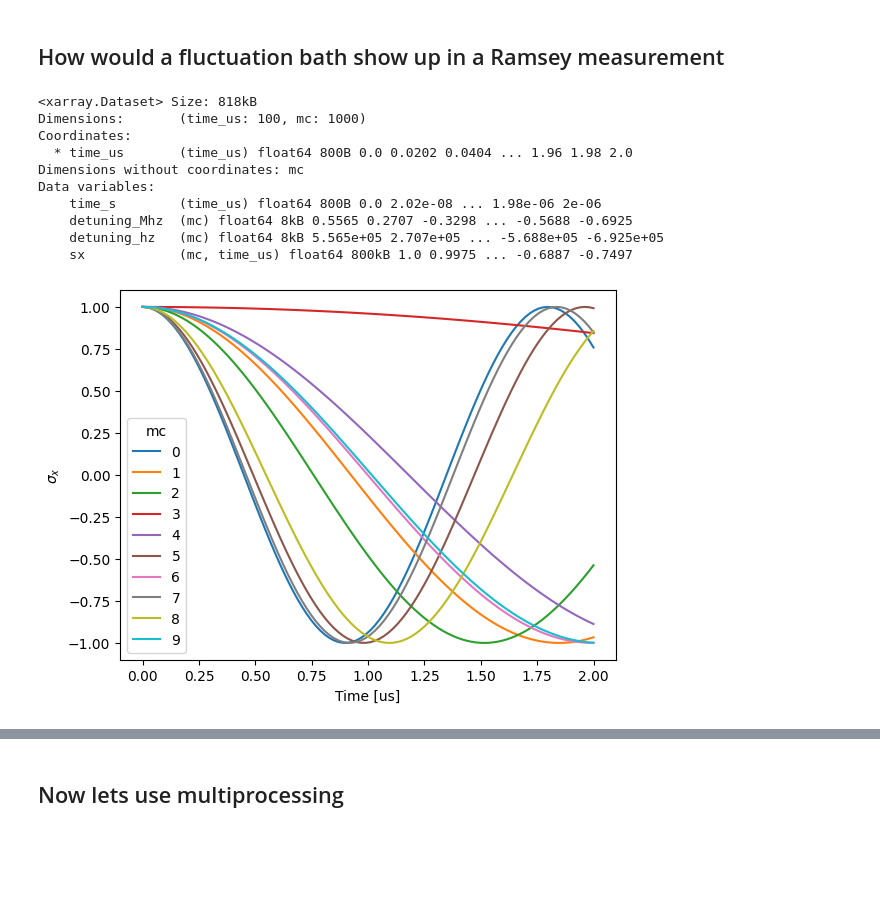
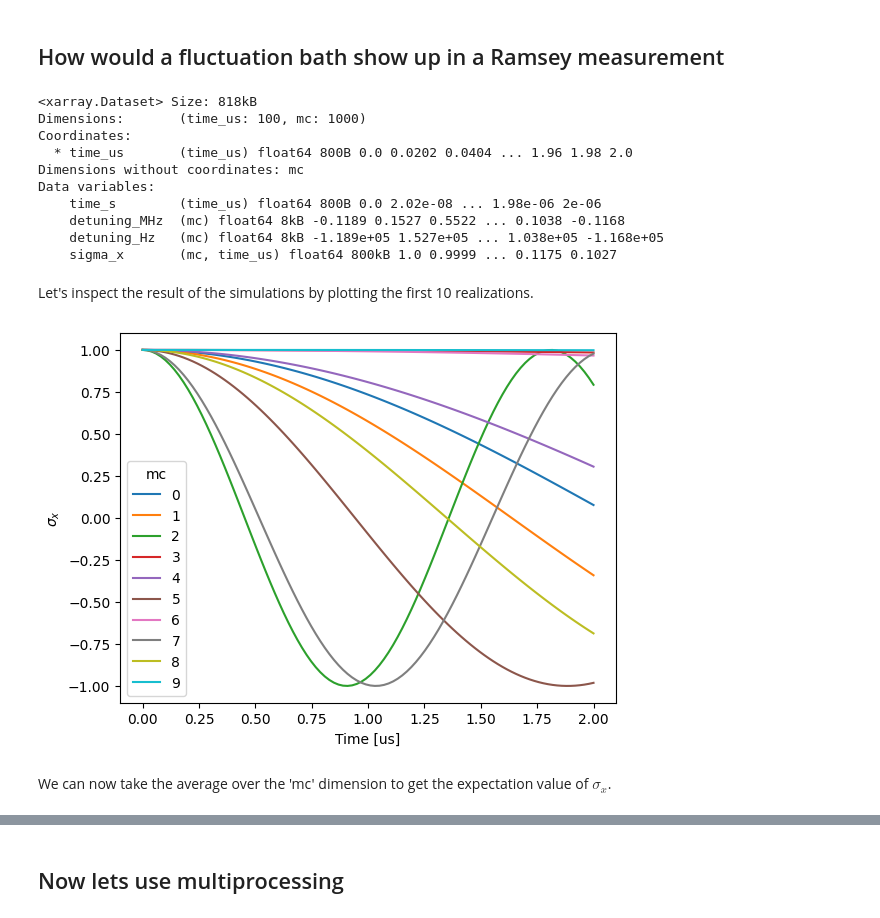
Before and after one commit to hbeukers/simulation-tutorial, a Jupyter notebook: notebooks/4_multiprocessing.ipynb, the cells around one changed output, grey strips where cells are left out. Drawn from its saved outputs; the diff is of its cells as text; code cells hidden in the pictures; blank space fills up the shorter version.

```diff
--- a/notebooks/4_multiprocessing.ipynb
+++ b/notebooks/4_multiprocessing.ipynb
@@ -33,20 +50,20 @@ Text(0, 0.5, 'sx')
 ds = xr.Dataset()
 ds["time_us"] = np.linspace(0, 2, 100)
 ds.time_us.attrs = {"long_name": "Time", "units": "us"}
-ds["time_s"] = ds.time_us * 1e-6
-ds["detuning_Mhz"] = 1
-ds.detuning_Mhz.attrs = {"long_name": "Detuning", "units": "MHz"}
-ds["detuning_hz"] = ds.detuning_Mhz * 1e6
-ds["sx"] = xrmod.apply_ufunc(
+ds["time_s"] = ds.time_us * US_TO_S
+ds["detuning_MHz"] = 1
+ds.detuning_MHz.attrs = {"long_name": "Detuning", "units": "MHz"}
+ds["detuning_Hz"] = ds.detuning_MHz * MHZ_TO_HZ
+ds["sigma_x"] = xr.apply_ufunc(
     ramsey,
     ds.time_s,
-    ds.detuning_hz,
+    ds.detuning_Hz,
     input_core_dims=[["time_us"], []],
     output_core_dims=[["time_us"]],
     vectorize=True,
     keep_attrs=True
 )
-ds.sx.attrs = {"long_name": r"$\sigma_x$"}
+ds.sigma_x.attrs = {"long_name": r"$\sigma_x$"}
 ds
 # %% [output]
 <xarray.Dataset> Size: 2kB
@@ -73,28 +85,31 @@ MHZ_TO_HZ = 1e6
+# %%
+GAUSSIAN_FWHM_TO_SIGMA = 1/ (2 * np.sqrt(2 * np.log(2))) # https://en.wikipedia.org/wiki/Full_width_at_half_maximum
 # %%
-number_of_mc_realizations = 1000
-mean_distribution_MHz = 0
-sigma_distribution_MHz = 0.5
+mc_size = 1000
+detuning_MHz_mean = 0
+detuning_MHz_FWHM = 0.5
+detuning_MHz_sigma = detuning_MHz_FWHM * GAUSSIAN_FWHM_TO_SIGMA
 ds = xr.Dataset()
 ds["time_us"] = np.linspace(0, 2, 100)
 ds.time_us.attrs = {"long_name": "Time", "units": "us"}
 ds["time_s"] = ds.time_us * US_TO_S
-ds["detuning_Mhz"] = xr.DataArray(np.random.normal(
-    mean_distribution_MHz,
-    sigma_distribution_MHz,
-    number_of_mc_realizations
+ds["detuning_MHz"] = xr.DataArray(np.random.normal(
+    detuning_MHz_mean,
+    detuning_MHz_sigma,
+    mc_size
     ), dims='mc')
-ds.detuning_Mhz.attrs = {"long_name": "Detuning", "units": "MHz"}
-ds["detuning_hz"] = ds.detuning_Mhz * MHZ_TO_HZ
-ds["sx"] = xrmod.apply_ufunc(
+ds.detuning_MHz.attrs = {"long_name": "Detuning", "units": "MHz"}
+ds["detuning_Hz"] = ds.detuning_MHz * MHZ_TO_HZ
+ds["sigma_x"] = xr.apply_ufunc(
     ramsey,
     ds.time_s,
-    ds.detuning_hz,
+    ds.detuning_Hz,
     input_core_dims=[["time_us"], []],
     output_core_dims=[["time_us"]],
     vectorize=True,
-    keep_attrs=True,
+    keep_attrs=True
 )
-ds.sx.attrs = {"long_name": r"$\sigma_x$"}
+ds.sigma_x.attrs = {"long_name": r"$\sigma_x$"}
 ds
 # %% [output]
 <xarray.Dataset> Size: 818kB
@@ -104,11 +119,15 @@ Coordinates:
 Dimensions without coordinates: mc
 Data variables:
     time_s        (time_us) float64 800B 0.0 2.02e-08 ... 1.98e-06 2e-06
-    detuning_Mhz  (mc) float64 8kB 0.5565 0.2707 -0.3298 ... -0.5688 -0.6925
-    detuning_hz   (mc) float64 8kB 5.565e+05 2.707e+05 ... -5.688e+05 -6.925e+05
-    sx            (mc, time_us) float64 800kB 1.0 0.9975 ... -0.6887 -0.7497
+    detuning_MHz  (mc) float64 8kB -0.1189 0.1527 0.5522 ... 0.1038 -0.1168
+    detuning_Hz   (mc) float64 8kB -1.189e+05 1.527e+05 ... 1.038e+05 -1.168e+05
+    sigma_x       (mc, time_us) float64 800kB 1.0 0.9999 ... 0.1175 0.1027
+# %% [markdown]
+Let's inspect the result of the simulations by plotting the first 10 realizations.
 # %%
-ds.sx.isel(mc=slice(0,10)).plot(hue='mc');
+ds.sigma_x.isel(mc=slice(0,10)).plot(hue='mc');
 # %% [output]
-[figure, old version]
+[figure, new version]
+# %% [markdown]
+We can now take the average over the 'mc' dimension to get the expectation value of $\sigma_x$.
 # %%
```
Also changed, not shown: parts of 27 cells of this notebook, 3 other files.
